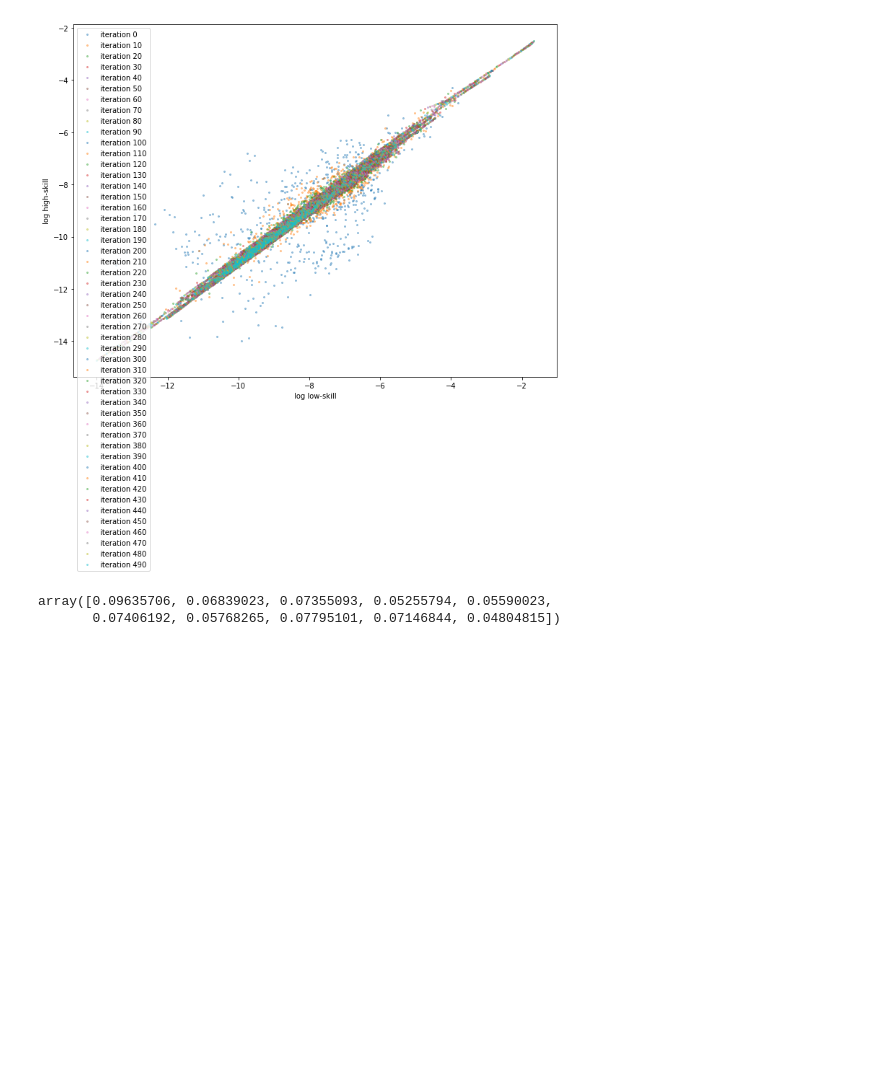
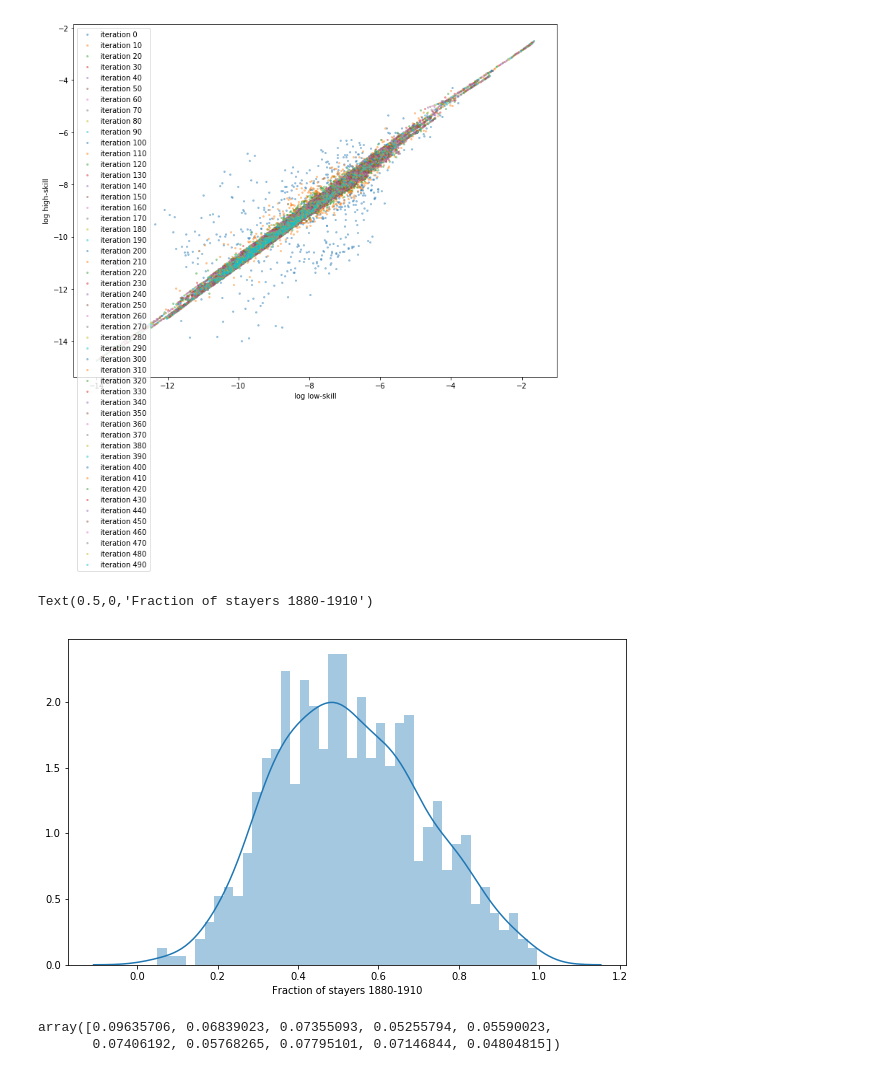
Before and after one commit to mwufi/spatial-structural-change, a Jupyter notebook: Condensed.ipynb, the cells around one changed output. Cells and saved outputs as stored; diff of their text form; code cells hidden in the pictures; blank space fills up the shorter version.

Commit message:
Graph movement probabilities

```diff
--- a/Condensed.ipynb
+++ b/Condensed.ipynb
@@ -661,6 +661,16 @@ L---- #480: 2.3143484843744666e-06
 L---- #490: 2.1822373054298092e-06
 Text(0,0.5,'log high-skill')
 [figure]
+# %%
+x= computeMovingProbs(wages)
+
+import seaborn as sns
+fig, ax = plt.subplots(1, figsize=(10,6))
+sns.distplot(np.diag(x[0,A]), bins=40, ax=ax)
+plt.xlabel("Fraction of stayers 1880-1910")
+# %% [output]
+Text(0.5,0,'Fraction of stayers 1880-1910')
+[figure, added]
 # %%
 wages[t,A,:10]
 # %% [output]
```
Also changed, not shown: parts of 8 cells of this notebook.
